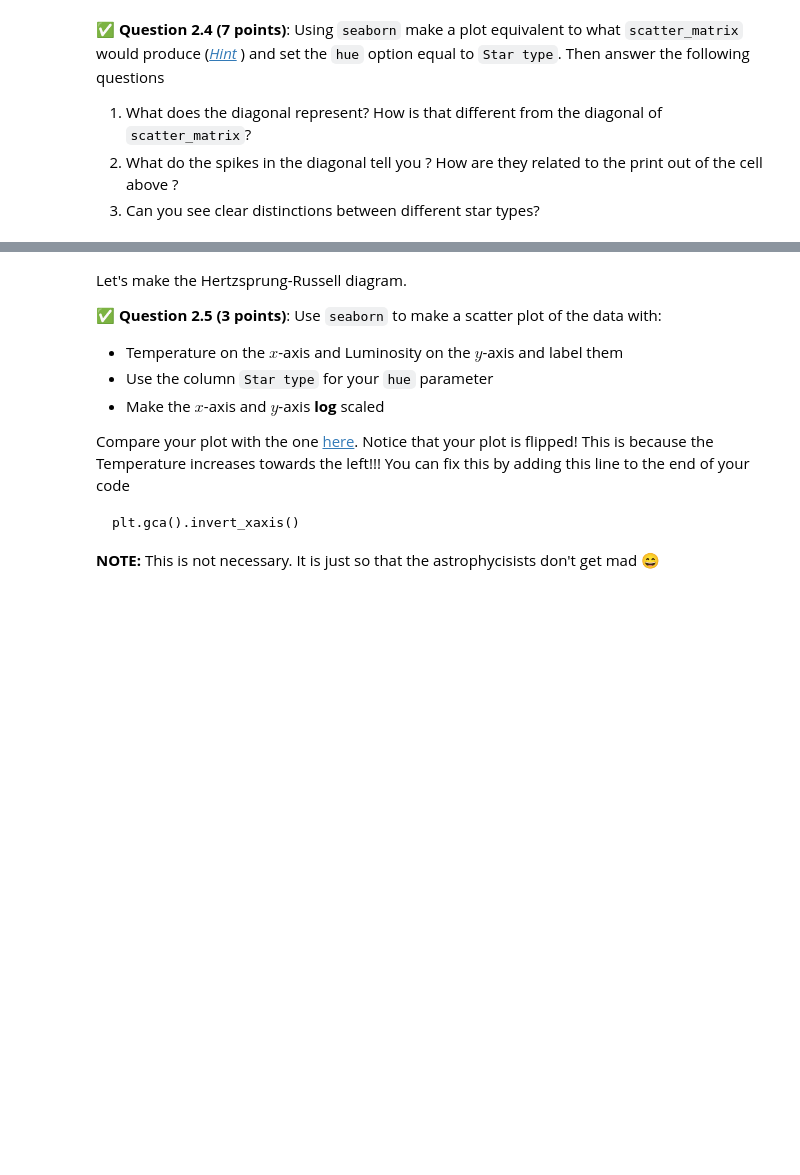
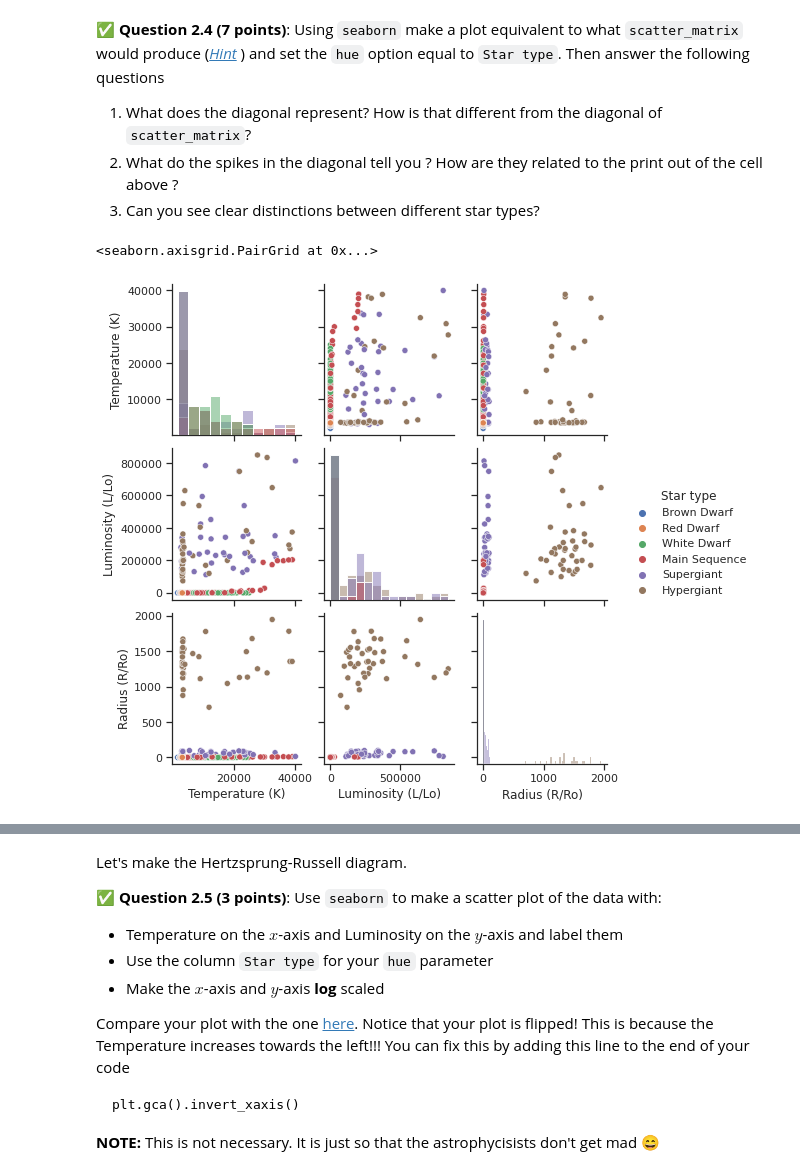
Before and after one commit to silentsiren701/cmse202-s22-turnin, a Jupyter notebook: hw-02/HW-02_PandasReviewAndPythonObjectsAndABM-STUDENT.ipynb, the cells around one changed output, grey strips where cells are left out. Drawn from its saved outputs; the diff is of its cells as text; code cells hidden in the pictures; blank space fills up the shorter version.

```diff
--- a/hw-02/HW-02_PandasReviewAndPythonObjectsAndABM-STUDENT.ipynb
+++ b/hw-02/HW-02_PandasReviewAndPythonObjectsAndABM-STUDENT.ipynb
@@ -62,3 +62,7 @@ You can download the file from here:
 &#9989; **Question 2.1 (2 points)**: To get started, **read in the `stars.csv` dataset using Pandas** and then use Pandas to display the first 15 rows of the data.
 # %%
 # PUT YOUR CODE HERE
+import pandas as pd
+
+stars = pd.read_csv("stars.csv")
+stars.head(15)
@@ -79,0 +99,8 @@ You should use the [`replace`](https://pandas.pydata.org/docs/reference/api/pand
+# %%
+### PUT YOUR CODE HERE
+stars = stars.drop(columns=["Absolute magnitude (Mv)"])
+stars["Star type"] = stars["Star type"].replace([0,1,2,3,4,5],
+                          ["Brown Dwarf", "Red Dwarf", "White Dwarf",
+                          "Main Sequence", "Supergiant", "Hypergiant"])
+
+stars.head(15)
@@ -96,0 +154,9 @@ You should use the [`replace`](https://pandas.pydata.org/docs/reference/api/pand
+# %%
+# PUT YOUR CODE HERE
+import seaborn as sns
+import matplotlib.pyplot as plt
+
+sns.pairplot(stars, hue="Star type", diag_kind="hist")
+# %% [output]
+<seaborn.axisgrid.PairGrid at 0x...>
+[figure, added]
```
Also changed, not shown: parts of 11 cells of this notebook, 1 other file.
